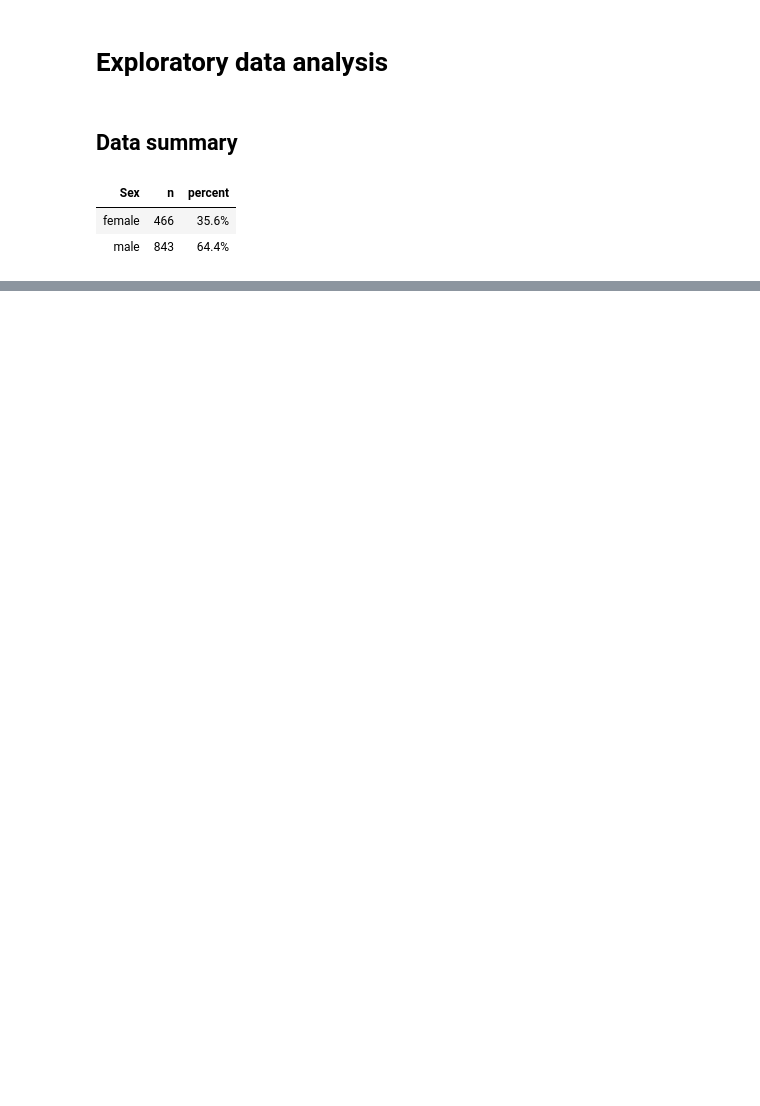
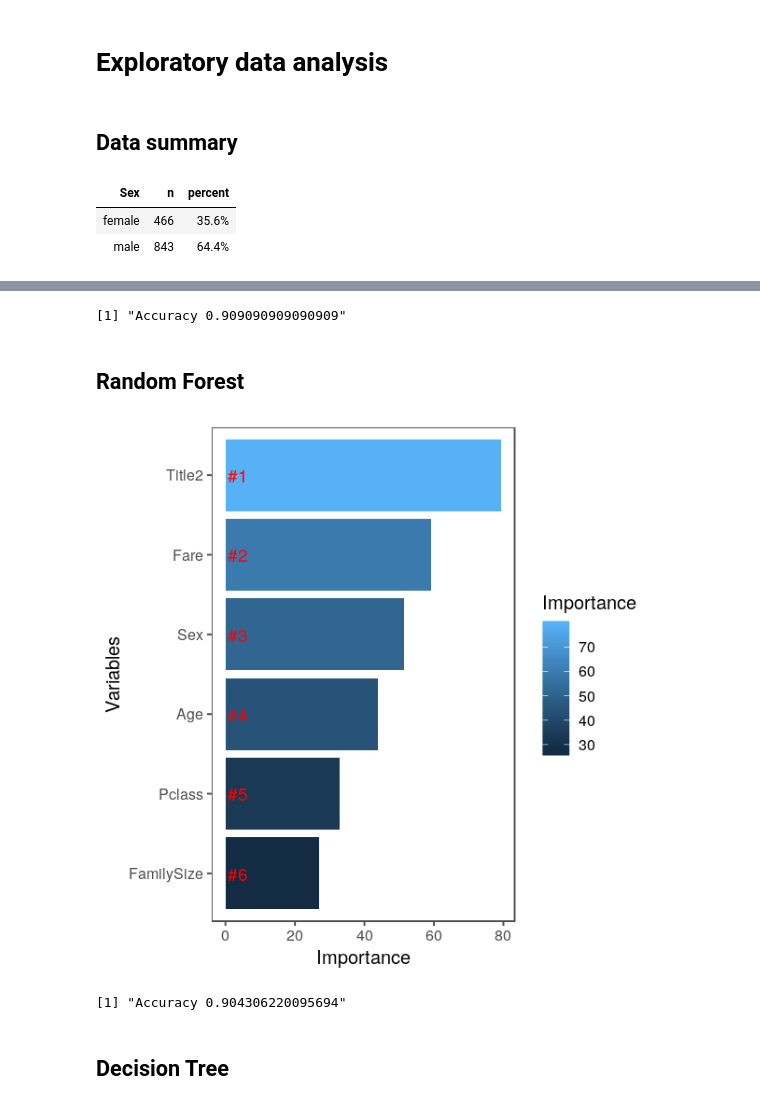
Before and after one commit to wesleygalvao/My-Kaggle-Kernels, a Jupyter notebook: 01 - Titanic/Survivors Classification on Titanic using - R.ipynb, the cells around one changed output, grey strips where cells are left out. Cells and saved outputs as stored; diff of their text form; code cells hidden in the pictures; blank space fills up the shorter version.

```diff
--- a/01 - Titanic/Survivors Classification on Titanic using - R.ipynb
+++ b/01 - Titanic/Survivors Classification on Titanic using - R.ipynb
@@ -321,0 +413,3 @@ titanic_data$Deck[is.na(titanic_data$Cabin)] <- 'Unknown'
+# %%
+## Replace the missing values with Embarked == 'C'
+titanic_data$Embarked[ids_embarked_na] <- 'C'
@@ -333,0 +458,4 @@ titanic_data %>%
+# %%
+# Split the subset into a train and a test subset
+train2 <- titanic_data_sub[1:891,]
+test2 <- titanic_data_sub[892:1309,]
@@ -333,0 +464,4 @@ titanic_data %>%
+# %%
+# Create a fitted model
+fitted_model <- glm(Survived ~.,family=binomial(link='logit'), data=train2)
+summary(fitted_model)
@@ -333,0 +486,5 @@ titanic_data %>%
+# %%
+# Perform a stepwise regression with Backwards elimination approach to find the parsimonious model
+backward_model1 <- stepAIC(fitted_model, direction = "backward",
+                      trace = FALSE)
+summary(backward_model1)
@@ -333,0 +515,9 @@ titanic_data %>%
+# %%
+gender_submission <- read.csv('gender_submission.csv', stringsAsFactors = F, header=T, na.strings=c(""))
+gender_submission$Survived <- as.factor(gender_submission$Survived)
+solution$Survived <- as.factor(solution$Survived)
+#Accuracy
+misClasificError <- mean(solution$Survived != gender_submission$Survived)
+print(paste('Accuracy',1-misClasificError))
+# %% [output]
+[1] "Accuracy 0.909090909090909"
@@ -333,0 +527,37 @@ titanic_data %>%
+# %% [markdown]
+## Random Forest
+# %%
+# Use the already parsimonious formula to fit a random forest model
+randomForest_model <- randomForest(formula(backward_model1), data = train2)
+
+# Get importance
+importance    <- importance(randomForest_model)
+varImportance <- data.frame(Variables = row.names(importance),
+                            Importance = round(importance[ ,'MeanDecreaseGini'],2))
+
+# Create a rank variable based on importance
+rankImportance <- varImportance %>%
+  mutate(Rank = paste0('#',dense_rank(desc(Importance))))
+
+# Use ggplot2 to visualize the relative importance of variables
+ggplot(rankImportance, aes(x = reorder(Variables, Importance),
+    y = Importance, fill = Importance)) +
+  geom_bar(stat='identity') +
+  geom_text(aes(x = Variables, y = 0.5, label = Rank),
+    hjust=0, vjust=0.55, size = 4, colour = 'red') +
+  labs(x = 'Variables') +
+  coord_flip() +
+  theme_few()
+# %% [output]
+[figure, added]
+# %%
+# Predict using the test set
+prediction <- predict(randomForest_model, test2)
+
+# Save the solution to a dataframe with two columns: PassengerId and Survived (prediction)
+solution_rf <- data.frame(PassengerID = test$PassengerId, Survived = prediction)
+
+misClasificError <- mean(solution_rf$Survived != gender_submission$Survived)
+print(paste('Accuracy',1-misClasificError))
+# %% [output]
+[1] "Accuracy 0.904306220095694"
@@ -333,0 +567,2 @@ titanic_data %>%
+# %% [markdown]
+## Decision Tree
```
Also changed, not shown: parts of 24 cells of this notebook.
